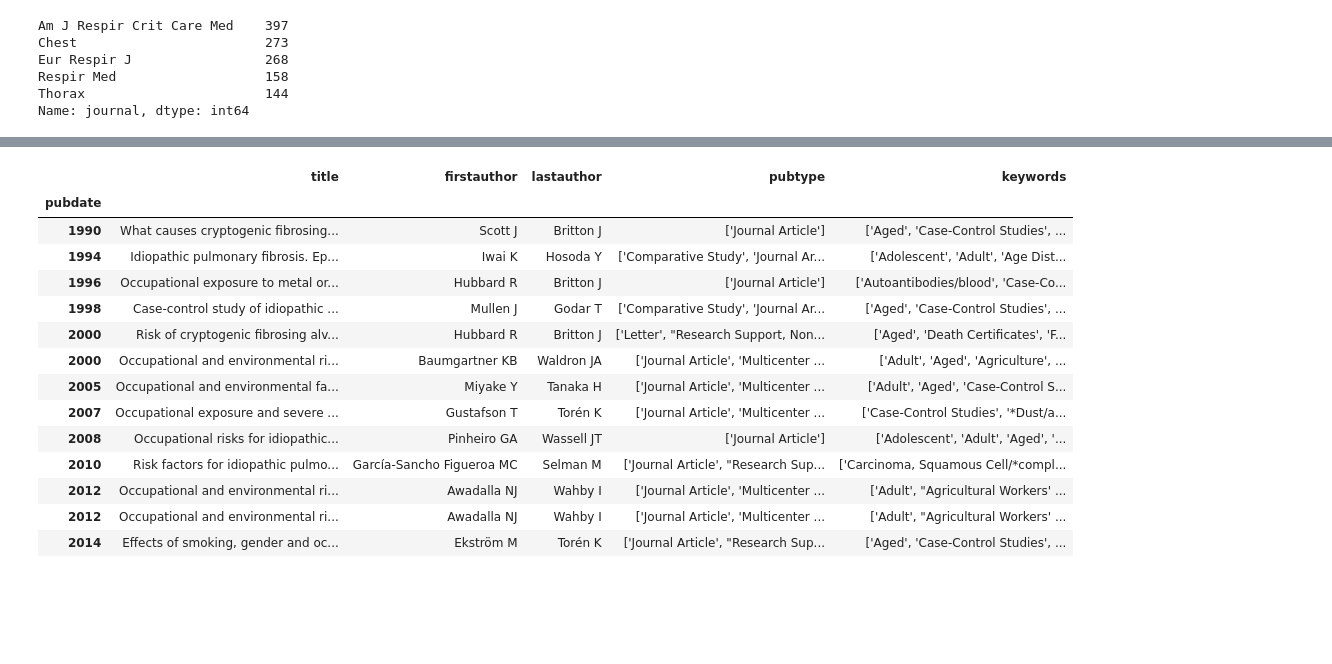
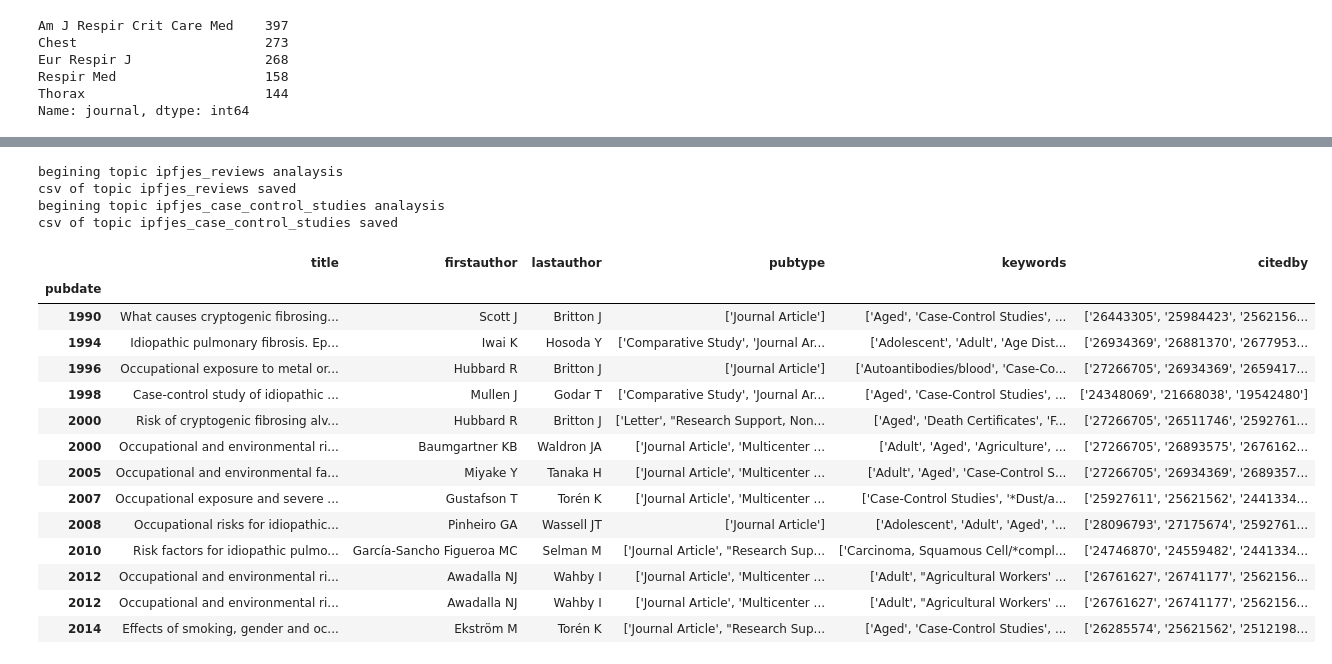
Before and after one commit to drcjar/litsearch, a Jupyter notebook: litsearch.ipynb, the cells around one changed output, grey strips where cells are left out. Cells and saved outputs as stored; diff of their text form; code cells hidden in the pictures; blank space fills up the shorter version.

```diff
--- a/litsearch.ipynb
+++ b/litsearch.ipynb
@@ -174,3 +193,15 @@ def get_citation_information(pubmed_id):
+# %%
+def get_citing_pmids(pubmed_id):
+    """
+    Use the Pubmed API to return a list of pmids for a paper citing a pmid
+    in a list of pmids
+    Return {pmid:list_of_citing_pmids}
+    """
+    citing = {}
+    for pmid in pubmed_id:
+        citing[pmid] = get_pmids_for_papers_citing(pmid)
+
+    return citing
 # %%
 def lit_search(term):
     """
@@ -203,9 +234,14 @@ def lit_search_for_topic(topic):
     abstracts = get_pubmed_abstracts(topic)
     keywords = get_pubmed_keywords(topic)
     rcrs = get_citation_information(topic)
+    citing = get_citing_pmids(topic)
+
+    #citing = {}
+    #for pmid in topic:
+    #    citing[pmid] = get_pmids_for_papers_citing(pmid)
     #pickle.dump( litsearch_results, open( "litsearch_results_{0}.p".format(term), "wb" ) )
 
-    return summaries, pubtypes, abstracts, keywords, rcrs
+    return summaries, pubtypes, abstracts, keywords, rcrs, citing
 # %%
 def make_result_dataframe( term, summaries, pubtypes, abstracts, keywords, rcrs ):
 
@@ -231,7 +267,7 @@ def make_result_dataframe( term, summaries, pubtypes, abstracts, keywords, rcrs
     pd.set_option('max_colwidth',300)
     return df
 # %%
-def make_result_dataframe_for_topic( topic, summaries, pubtypes, abstracts, keywords, rcrs ):
+def make_result_dataframe_for_topic( topic, summaries, pubtypes, abstracts, keywords, rcrs, citing ):
 
     df = pd.DataFrame(topic, columns=['pmid'])
     df['title'] = df['pmid'].map(lambda x: summaries.get(x)['title'])
@@ -243,6 +279,7 @@ def make_result_dataframe_for_topic( topic, summaries, pubtypes, abstracts, keyw
     df['abstract'] = df['pmid'].map(lambda x: abstracts.get(x))
     df['keywords'] = df['pmid'].map(lambda x: keywords.get(x))
     df['rcr'] = df['pmid'].astype(int).map(lambda x: rcrs.get(x))
+    df['citedby'] =  df['pmid'].map(lambda x: citing.get(x))
     pd.set_option('max_colwidth',300)
     return df
 # %%
@@ -279,9 +316,11 @@ topic_collection = {"ipfjes_case_control_studies" : ['23022860', '10968375', '24
 
 def litsearch_topics(topic_collection):
     for topic in topic_collection:
-        summaries, pubtypes, abstracts, keywords, rcrs = lit_search_for_topic(topic_collection[topic])
-        df = make_result_dataframe_for_topic( topic_collection[topic], summaries, pubtypes, abstracts, keywords, rcrs )
+        print('begining topic {0} analaysis'.format(topic))
+        summaries, pubtypes, abstracts, keywords, rcrs, citing = lit_search_for_topic(topic_collection[topic])
+        df = make_result_dataframe_for_topic( topic_collection[topic], summaries, pubtypes, abstracts, keywords, rcrs, citing )
         save_results_as_csv(topic, df)
+        print('csv of topic {0} saved'.format(topic))
 # %%
 #litsearch_terms(terms)
 # %%
@@ -338,34 +377,38 @@ df.sort_values(by='rcr', ascending=False).head()
 | 2008-01-01 | 18161745 | Cellular and molecular mechanisms... | Wynn TA | Wynn TA | J Pathol | 2008-01-01 | ['Journal Article', 'Research Sup... | Fibrosis is defined by the overgr... | ['Angiotensin II/physiology', 'Ch... | 53.192960 |
 | 2013-09-15 | 24032382 | An official American Thoracic Soc... | Travis WD | Valeyre D | Am J Respir Crit Care Med | 2013-09-15 | ['Journal Article', 'Practice Gui... | BACKGROUND: In 2002 the American ... | ['Diagnosis, Differential', 'Euro... | 51.915389 |
 # %%
-#litsearch_topics(topic_collection)
+litsearch_topics(topic_collection)
 
 df = pd.read_csv('ipfjes_case_control_studies.csv', usecols=['pmid','title','firstauthor','lastauthor',
                                                              'journal','pubdate','pubtype',
-                                                             'abstract', 'keywords', 'rcr'])
+                                                             'abstract', 'keywords', 'rcr', 'citedby'])
 pd.set_option('max_colwidth',300)
 
 df.pubdate = pd.to_datetime(df.pubdate)
 df.index = df.pubdate.map(lambda x: x.year)
 df = df.sort_values(by = 'pubdate', ascending=True)
-df = df[['title','firstauthor', 'lastauthor', 'pubtype', 'keywords']]
+df = df[['title','firstauthor', 'lastauthor', 'pubtype', 'keywords', 'citedby']]
 df
 # %% [output]
+begining topic ipfjes_reviews analaysis
+csv of topic ipfjes_reviews saved
+begining topic ipfjes_case_control_studies analaysis
+csv of topic ipfjes_case_control_studies saved
-|  | title | firstauthor | lastauthor | pubtype | keywords |
-| pubdate |  |  |  |  |  |
-| 1990 | What causes cryptogenic fibrosing... | Scott J | Britton J | ['Journal Article'] | ['Aged', 'Case-Control Studies', ... |
-| 1994 | Idiopathic pulmonary fibrosis. Ep... | Iwai K | Hosoda Y | ['Comparative Study', 'Journal Ar... | ['Adolescent', 'Adult', 'Age Dist... |
-| 1996 | Occupational exposure to metal or... | Hubbard R | Britton J | ['Journal Article'] | ['Autoantibodies/blood', 'Case-Co... |
-| 1998 | Case-control study of idiopathic ... | Mullen J | Godar T | ['Comparative Study', 'Journal Ar... | ['Aged', 'Case-Control Studies', ... |
-| 2000 | Risk of cryptogenic fibrosing alv... | Hubbard R | Britton J | ['Letter', "Research Support, Non... | ['Aged', 'Death Certificates', 'F... |
-| 2000 | Occupational and environmental ri... | Baumgartner KB | Waldron JA | ['Journal Article', 'Multicenter ... | ['Adult', 'Aged', 'Agriculture', ... |
-| 2005 | Occupational and environmental fa... | Miyake Y | Tanaka H | ['Journal Article', 'Multicenter ... | ['Adult', 'Aged', 'Case-Control S... |
-| 2007 | Occupational exposure and severe ... | Gustafson T | Torén K | ['Journal Article', 'Multicenter ... | ['Case-Control Studies', '*Dust/a... |
-| 2008 | Occupational risks for idiopathic... | Pinheiro GA | Wassell JT | ['Journal Article'] | ['Adolescent', 'Adult', 'Aged', '... |
-| 2010 | Risk factors for idiopathic pulmo... | García-Sancho Figueroa MC | Selman M | ['Journal Article', "Research Sup... | ['Carcinoma, Squamous Cell/*compl... |
-| 2012 | Occupational and environmental ri... | Awadalla NJ | Wahby I | ['Journal Article', 'Multicenter ... | ['Adult', "Agricultural Workers' ... |
-| 2012 | Occupational and environmental ri... | Awadalla NJ | Wahby I | ['Journal Article', 'Multicenter ... | ['Adult', "Agricultural Workers' ... |
-| 2014 | Effects of smoking, gender and oc... | Ekström M | Torén K | ['Journal Article', "Research Sup... | ['Aged', 'Case-Control Studies', ... |
+|  | title | firstauthor | lastauthor | pubtype | keywords | citedby |
+| pubdate |  |  |  |  |  |  |
+| 1990 | What causes cryptogenic fibrosing... | Scott J | Britton J | ['Journal Article'] | ['Aged', 'Case-Control Studies', ... | ['26443305', '25984423', '2562156... |
+| 1994 | Idiopathic pulmonary fibrosis. Ep... | Iwai K | Hosoda Y | ['Comparative Study', 'Journal Ar... | ['Adolescent', 'Adult', 'Age Dist... | ['26934369', '26881370', '2677953... |
+| 1996 | Occupational exposure to metal or... | Hubbard R | Britton J | ['Journal Article'] | ['Autoantibodies/blood', 'Case-Co... | ['27266705', '26934369', '2659417... |
+| 1998 | Case-control study of idiopathic ... | Mullen J | Godar T | ['Comparative Study', 'Journal Ar... | ['Aged', 'Case-Control Studies', ... | ['24348069', '21668038', '19542480'] |
+| 2000 | Risk of cryptogenic fibrosing alv... | Hubbard R | Britton J | ['Letter', "Research Support, Non... | ['Aged', 'Death Certificates', 'F... | ['27266705', '26511746', '2592761... |
+| 2000 | Occupational and environmental ri... | Baumgartner KB | Waldron JA | ['Journal Article', 'Multicenter ... | ['Adult', 'Aged', 'Agriculture', ... | ['27266705', '26893575', '2676162... |
+| 2005 | Occupational and environmental fa... | Miyake Y | Tanaka H | ['Journal Article', 'Multicenter ... | ['Adult', 'Aged', 'Case-Control S... | ['27266705', '26934369', '2689357... |
+| 2007 | Occupational exposure and severe ... | Gustafson T | Torén K | ['Journal Article', 'Multicenter ... | ['Case-Control Studies', '*Dust/a... | ['25927611', '25621562', '2441334... |
+| 2008 | Occupational risks for idiopathic... | Pinheiro GA | Wassell JT | ['Journal Article'] | ['Adolescent', 'Adult', 'Aged', '... | ['28096793', '27175674', '2592761... |
+| 2010 | Risk factors for idiopathic pulmo... | García-Sancho Figueroa MC | Selman M | ['Journal Article', "Research Sup... | ['Carcinoma, Squamous Cell/*compl... | ['24746870', '24559482', '2441334... |
+| 2012 | Occupational and environmental ri... | Awadalla NJ | Wahby I | ['Journal Article', 'Multicenter ... | ['Adult', "Agricultural Workers' ... | ['26761627', '26741177', '2562156... |
+| 2012 | Occupational and environmental ri... | Awadalla NJ | Wahby I | ['Journal Article', 'Multicenter ... | ['Adult', "Agricultural Workers' ... | ['26761627', '26741177', '2562156... |
+| 2014 | Effects of smoking, gender and oc... | Ekström M | Torén K | ['Journal Article', "Research Sup... | ['Aged', 'Case-Control Studies', ... | ['26285574', '25621562', '2512198... |
 # %%
 df = pd.read_csv('ipfjes_case_control_studies.csv', usecols=['pmid','title','firstauthor','lastauthor',
                                                              'journal','pubdate','pubtype',
```
Also changed, not shown: parts of 7 cells of this notebook, 1 other file.
